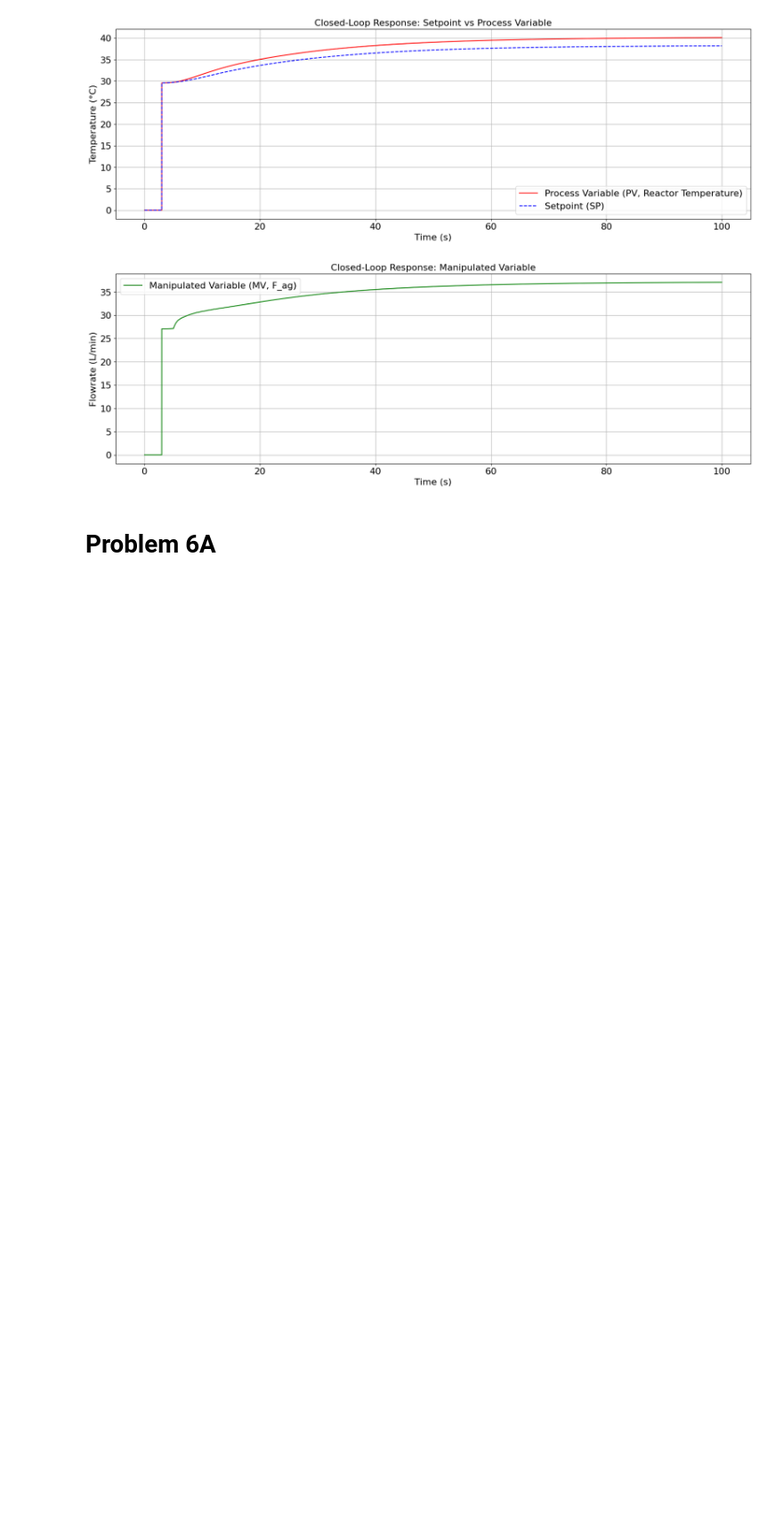
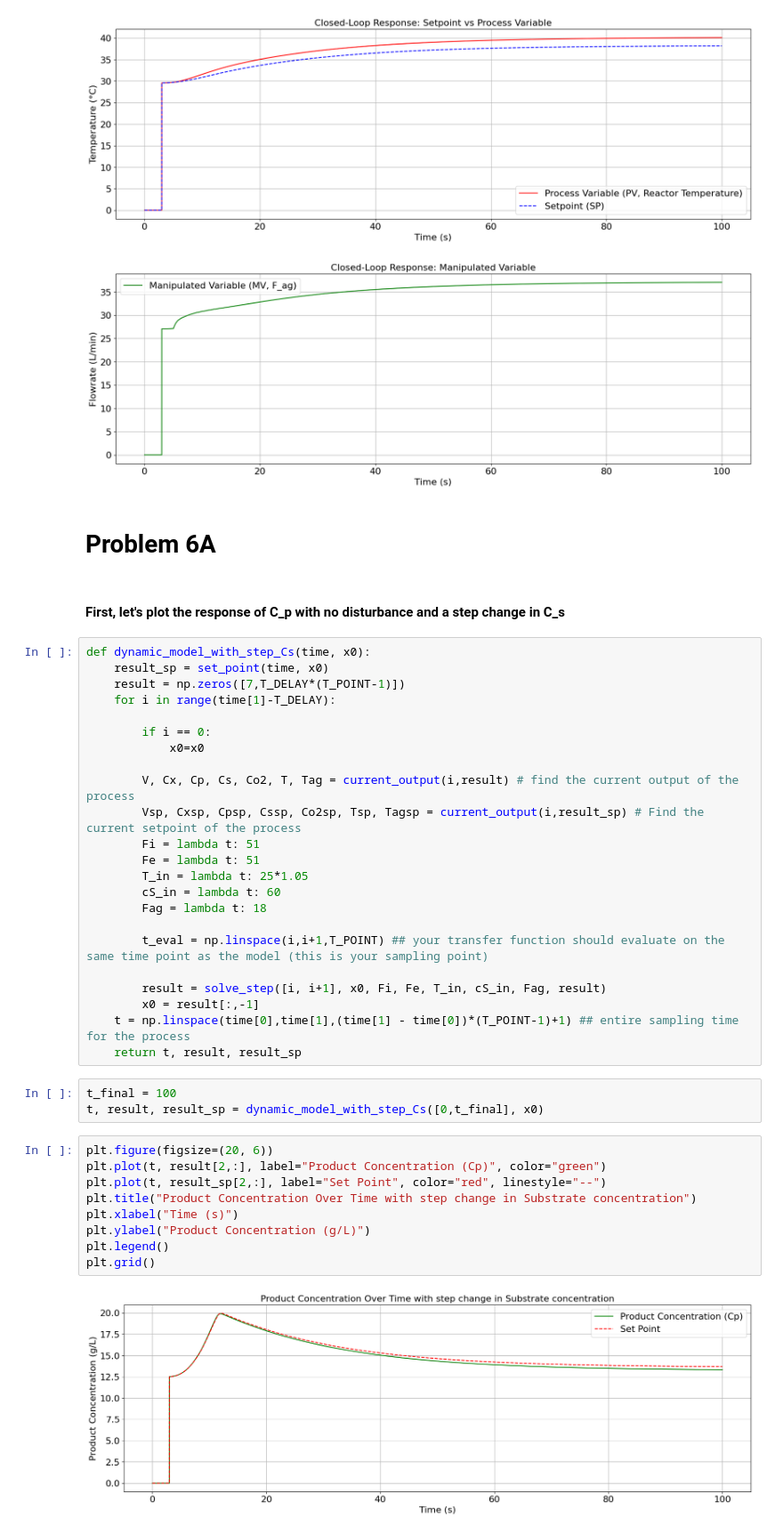
Before and after one commit to rahilisashaik/cbe_162, a Jupyter notebook: project/162_project.ipynb, the cells around one changed output. Shown at 89% size. Saved outputs shown, nothing was run; the diff lists cells and outputs as text; blank space fills up the shorter version.

Commit message:
substrate controller

```diff
--- a/project/162_project.ipynb
+++ b/project/162_project.ipynb
@@ -815,3 +825,42 @@ plt.show()
 [figure]
 # %% [markdown]
 # Problem 6A
+# %% [markdown]
+#### First, let's plot the response of C_p with no disturbance and a step change in C_s
+# %%
+def dynamic_model_with_step_Cs(time, x0):
+    result_sp = set_point(time, x0)
+    result = np.zeros([7,T_DELAY*(T_POINT-1)])
+    for i in range(time[1]-T_DELAY):
+
+        if i == 0:
+            x0=x0
+
+        V, Cx, Cp, Cs, Co2, T, Tag = current_output(i,result) # find the current output of the process
+        Vsp, Cxsp, Cpsp, Cssp, Co2sp, Tsp, Tagsp = current_output(i,result_sp) # Find the current setpoint of the process
+        Fi = lambda t: 51
+        Fe = lambda t: 51
+        T_in = lambda t: 25*1.05
+        cS_in = lambda t: 60
+        Fag = lambda t: 18
+
+        t_eval = np.linspace(i,i+1,T_POINT) ## your transfer function should evaluate on the same time point as the model (this is your sampling point)
+
+        result = solve_step([i, i+1], x0, Fi, Fe, T_in, cS_in, Fag, result)
+        x0 = result[:,-1]
+    t = np.linspace(time[0],time[1],(time[1] - time[0])*(T_POINT-1)+1) ## entire sampling time for the process
+    return t, result, result_sp
+# %%
+t_final = 100
+t, result, result_sp = dynamic_model_with_step_Cs([0,t_final], x0)
+# %%
+plt.figure(figsize=(20, 6))
+plt.plot(t, result[2,:], label="Product Concentration (Cp)", color="green")
+plt.plot(t, result_sp[2,:], label="Set Point", color="red", linestyle="--")
+plt.title("Product Concentration Over Time with step change in Substrate concentration")
+plt.xlabel("Time (s)")
+plt.ylabel("Product Concentration (g/L)")
+plt.legend()
+plt.grid()
+# %% [output]
+[figure, added]
```
Also changed, not shown: parts of 24 cells of this notebook.
